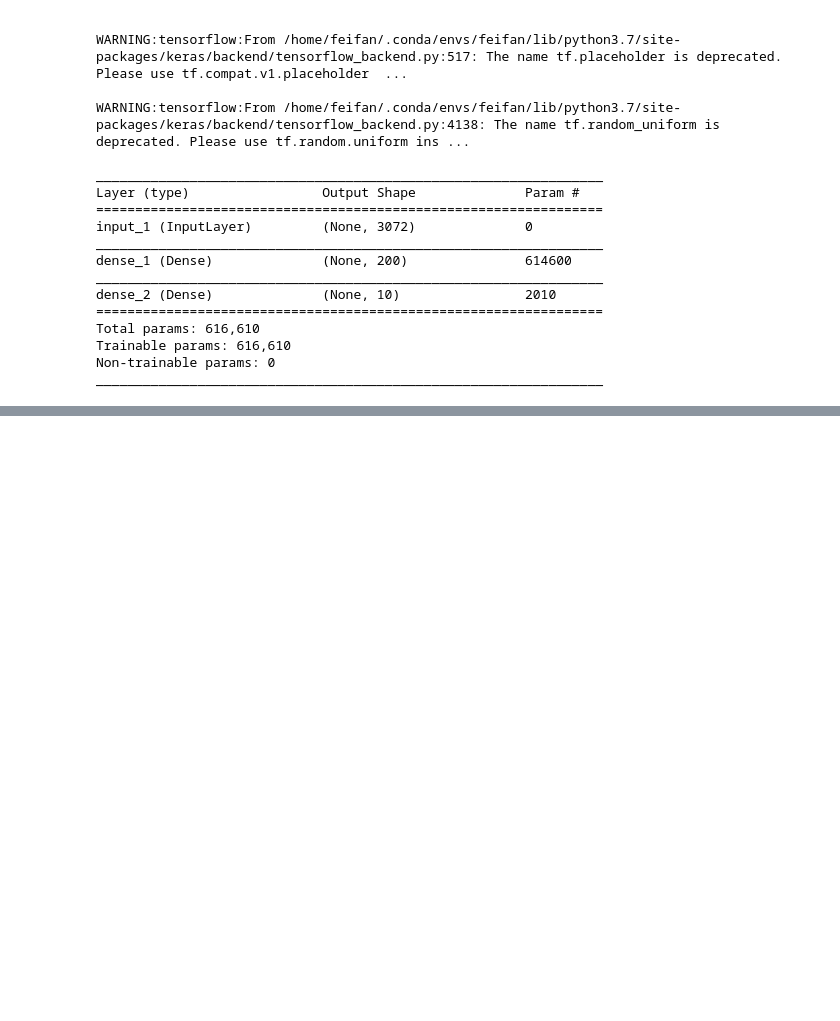
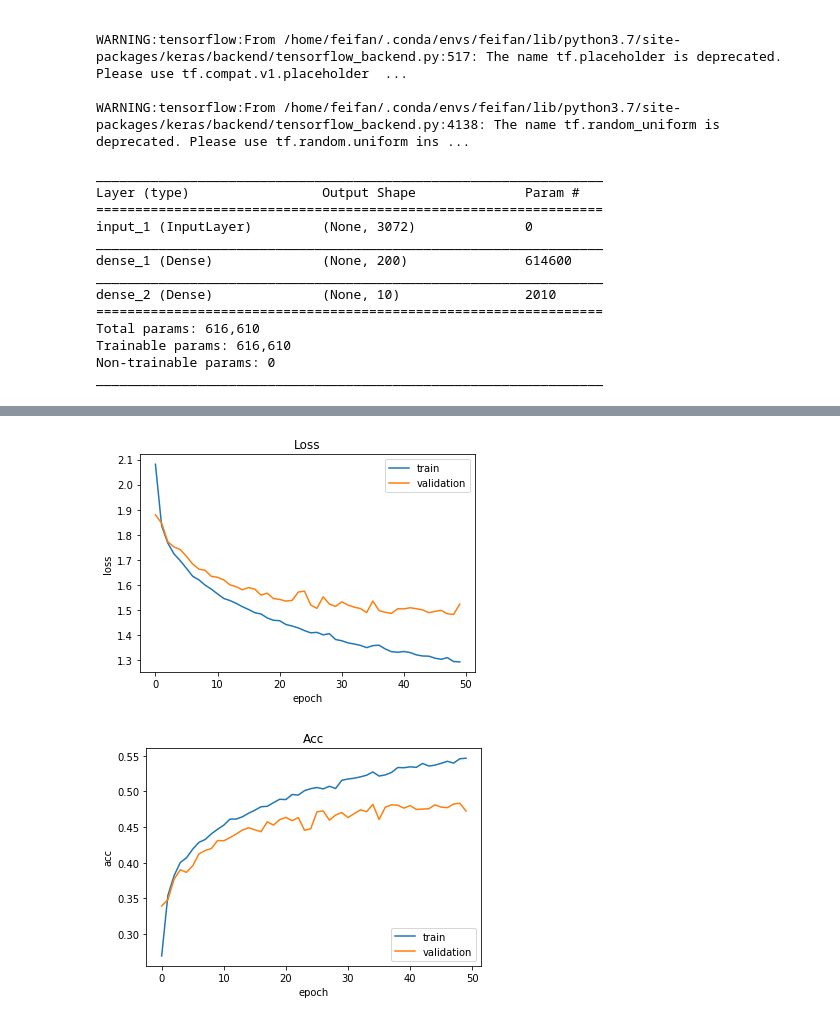
Before and after one commit to feifanhe/APCLAB_2020_WINTER, a Jupyter notebook: cifar10.ipynb, the cells around one changed output, grey strips where cells are left out. Cells and saved outputs as stored; diff of their text form; code cells hidden in the pictures; blank space fills up the shorter version.

```diff
--- a/cifar10.ipynb
+++ b/cifar10.ipynb
@@ -28,8 +26,8 @@ x = Input(shape=(3072,))
 z = Dense(200, activation='relu')(x)
 o = Dense(10, activation='softmax')(z)
 
-shallow_model = Model(inputs=x, outputs=o)
-shallow_model.summary()
+model = Model(inputs=x, outputs=o)
+model.summary()
 # %% [output]
 WARNING:tensorflow:From /home/feifan/.conda/envs/feifan/lib/python3.7/site-packages/keras/backend/tensorflow_backend.py:74: The name tf.get_default_graph is deprecated. Please use tf.compat.v1.get_def ...
 
@@ -50,3 +48,7 @@ Total params: 616,610
 Trainable params: 616,610
 Non-trainable params: 0
 _________________________________________________________________
+# %%
+model.compile(loss='categorical_crossentropy',
+              optimizer='adam',
+              metrics=['accuracy'])
@@ -161,0 +169,23 @@ plt.close()
+# %%
+import matplotlib.pyplot as plt
+
+plt.plot(train_history.history['loss'])
+plt.plot(train_history.history['val_loss'])
+plt.title('Loss')
+plt.ylabel('loss')
+plt.xlabel('epoch')
+plt.legend(['train', 'validation'], loc='upper right')
+plt.show()
+plt.close()
+
+plt.plot(train_history.history['acc'])
+plt.plot(train_history.history['val_acc'])
+plt.title('Acc')
+plt.ylabel('acc')
+plt.xlabel('epoch')
+plt.legend(['train', 'validation'], loc='lower right')
+plt.show()
+plt.close()
+# %% [output]
+[figure, added]
+[figure, added]
```
Also changed, not shown: parts of 8 cells of this notebook, 2 other files.
